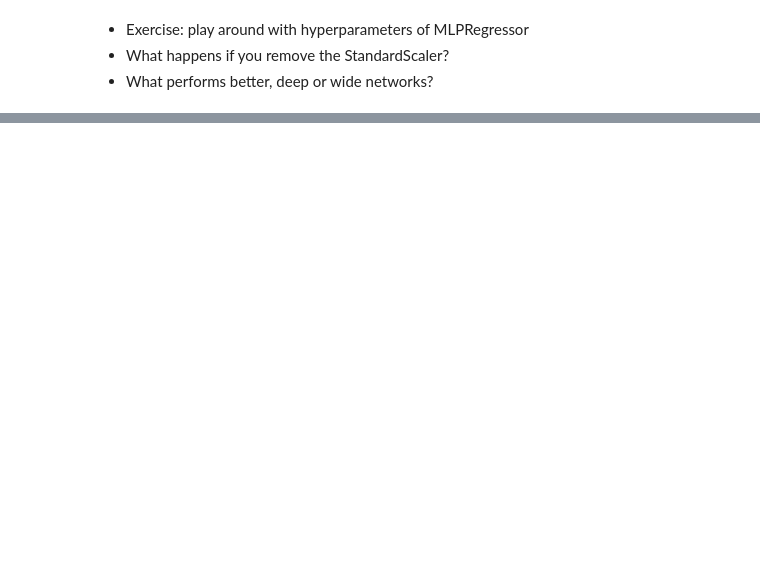
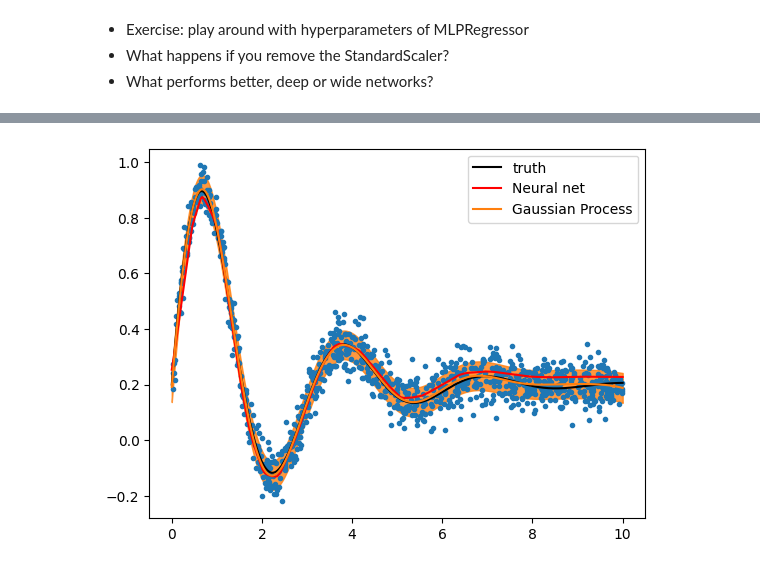
Before and after one commit to HDembinski/HDembinski.github.io, a Jupyter notebook: MachineLearning.ipynb, the cells around one changed output, grey strips where cells are left out. Cells and saved outputs as stored; diff of their text form; code cells hidden in the pictures; blank space fills up the shorter version.

```diff
--- a/MachineLearning.ipynb
+++ b/MachineLearning.ipynb
@@ -353,0 +389,18 @@ plt.plot(X2[:, 0], y2);
+# %%
+from sklearn.gaussian_process import GaussianProcessRegressor
+from sklearn.gaussian_process.kernels import RBF, WhiteKernel
+
+kernel = RBF() + WhiteKernel()
+
+gpr = GaussianProcessRegressor(kernel=kernel)
+gpr.fit(X, y)
+y3, y3err = gpr.predict(X2, return_std=True)
+
+plt.plot(x, y, ".")
+plt.plot(X2[:, 0], model(X2[:, 0], *truth), color="k", label="truth")
+plt.plot(X2[:, 0], y2, color="r", label="Neural net")
+l = plt.plot(X2[:, 0], y3, label="Gaussian Process")[0]
+plt.fill_between(X2[:, 0], y3 - y3err, y3 + y3err, alpha=0.8, color=l.get_color())
+plt.legend();
+# %% [output]
+[figure, added]
```
Also changed, not shown: parts of 13 cells of this notebook.
